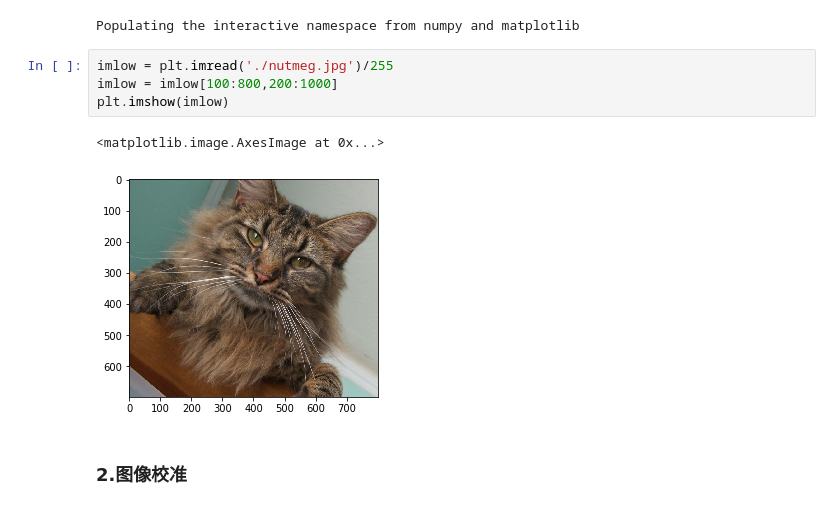
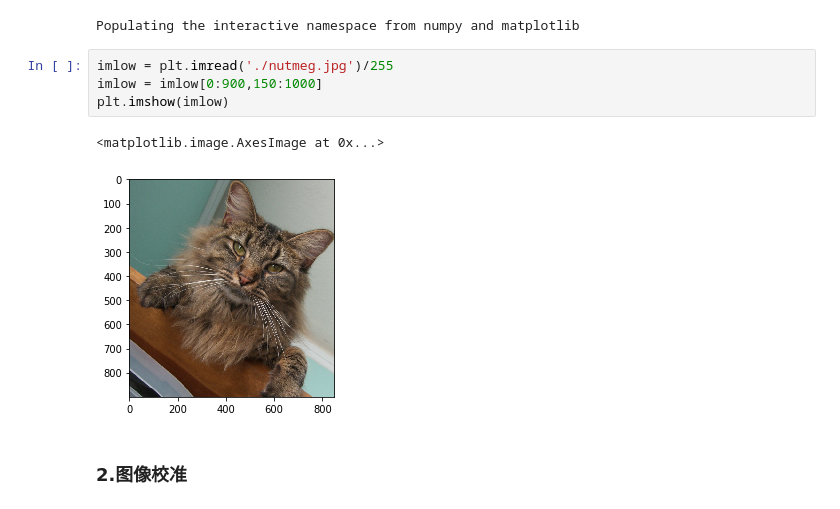
Before and after one commit to ljyslyc/computer-vision, a Jupyter notebook: exm-2/EXP-2.ipynb, the cells around one changed output. Cells and saved outputs as stored; diff of their text form.

```diff
--- a/exm-2/EXP-2.ipynb
+++ b/exm-2/EXP-2.ipynb
@@ -28,11 +28,11 @@ img2 = plt.imread('./nutmeg.jpg')
 Populating the interactive namespace from numpy and matplotlib
 # %%
 imlow = plt.imread('./nutmeg.jpg')/255
-imlow = imlow[100:800,200:1000]
+imlow = imlow[0:900,150:1000]
 plt.imshow(imlow)
 # %% [output]
 <matplotlib.image.AxesImage at 0x...>
-[figure, old version]
+[figure, new version]
 # %% [markdown]
 ### 2.图像校准
 # %%
```
Also changed, not shown: parts of 6 cells of this notebook, 26 other files.
